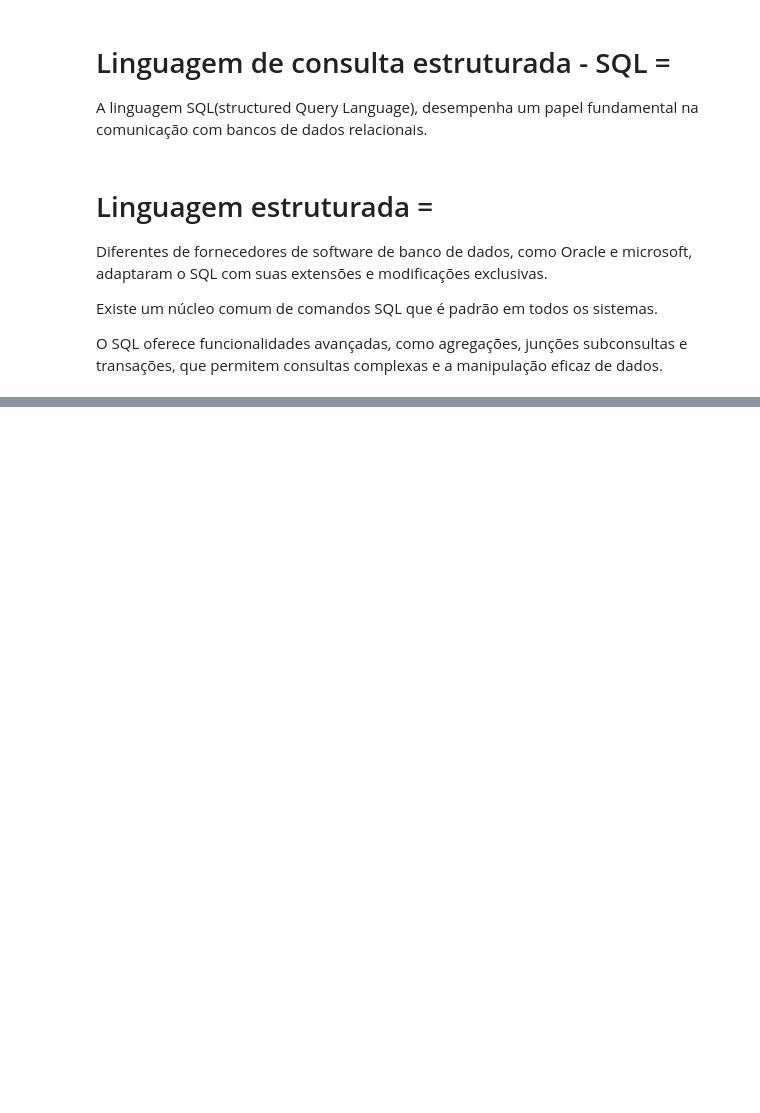
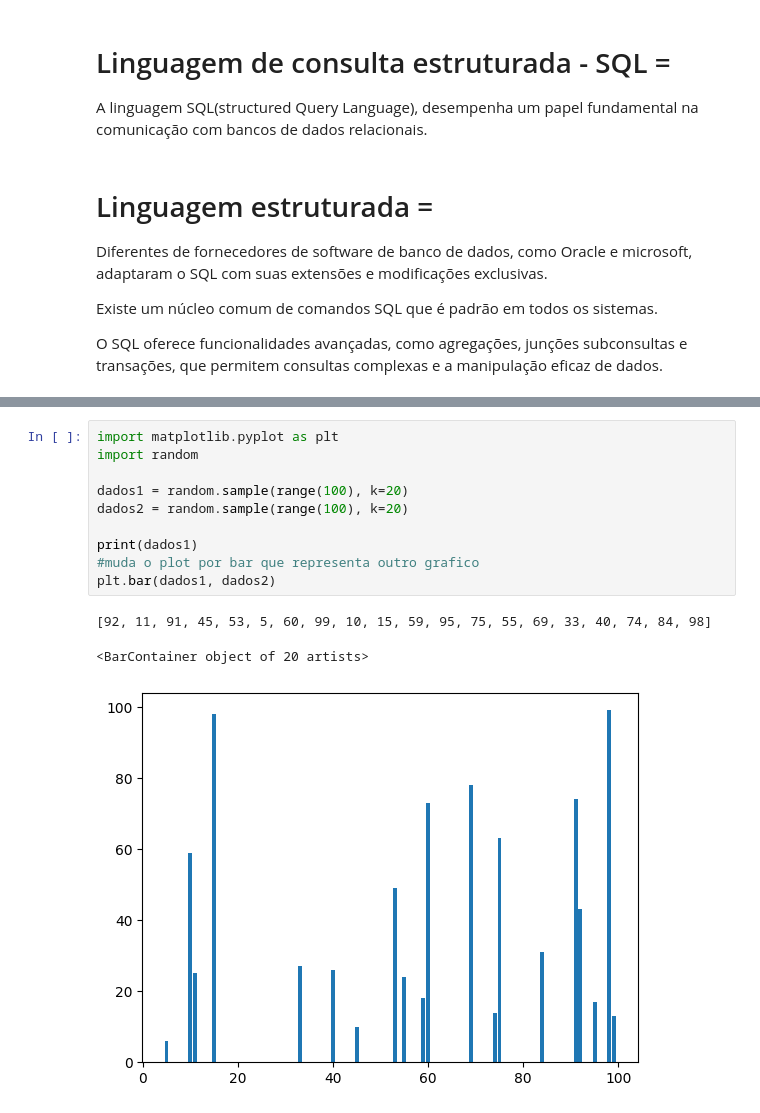
Before and after one commit to Ronaldo94-GITHUB/Meu-reposit-rio-de-autenticacoes-GIT, a Jupyter notebook: Untitled0.ipynb, the cells around one changed output, grey strips where cells are left out. Saved outputs shown, nothing was run; the diff lists cells and outputs as text; blank space fills up the shorter version.

```diff
--- a/Untitled0.ipynb
+++ b/Untitled0.ipynb
@@ -1110,0 +1821,14 @@ O SQL oferece funcionalidades avançadas, como agregações, junções subconsul
+# %%
+import matplotlib.pyplot as plt
+import random
+
+dados1 = random.sample(range(100), k=20)
+dados2 = random.sample(range(100), k=20)
+
+print(dados1)
+#muda o plot por bar que representa outro grafico
+plt.bar(dados1, dados2)
+# %% [output]
+[92, 11, 91, 45, 53, 5, 60, 99, 10, 15, 59, 95, 75, 55, 69, 33, 40, 74, 84, 98]
+<BarContainer object of 20 artists>
+[figure, added]
```
Also changed, not shown: parts of 146 cells of this notebook.
